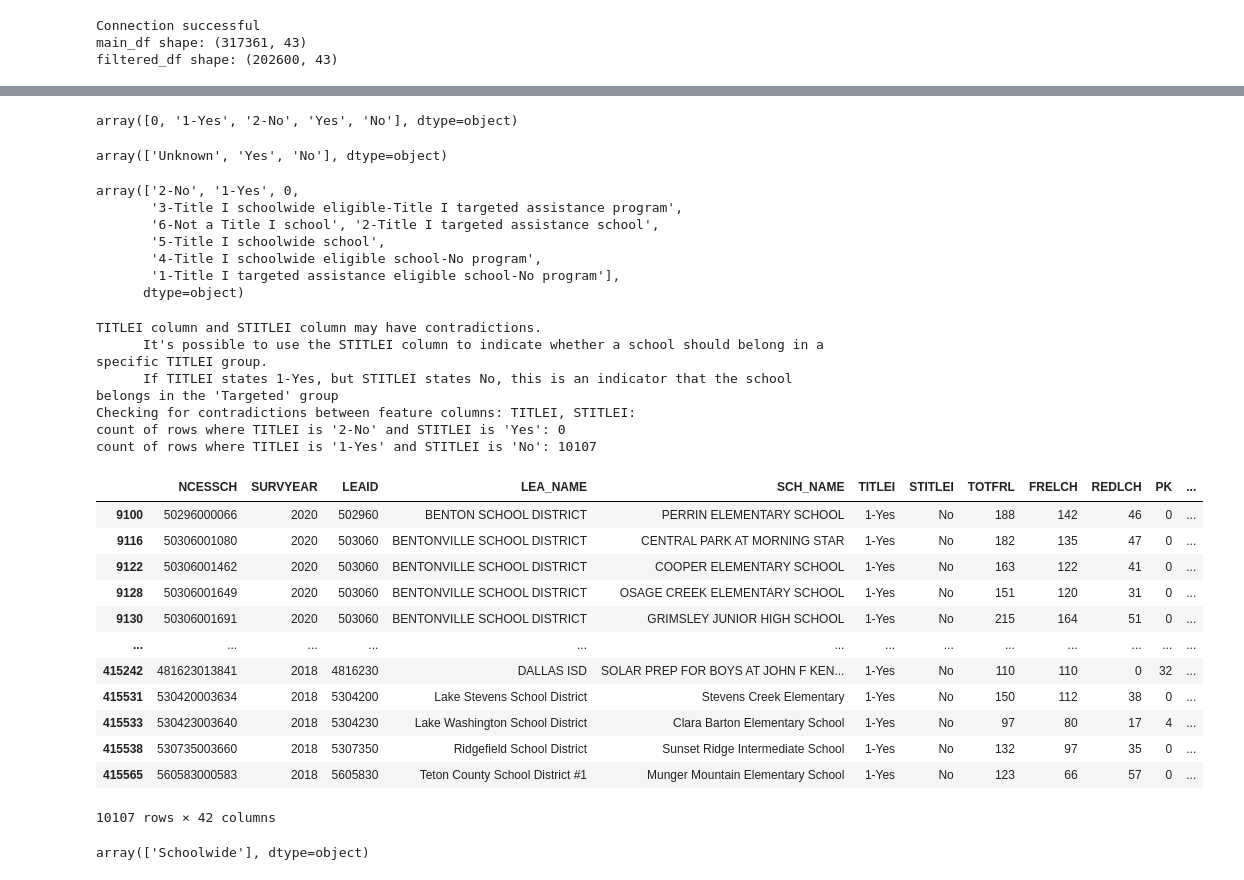
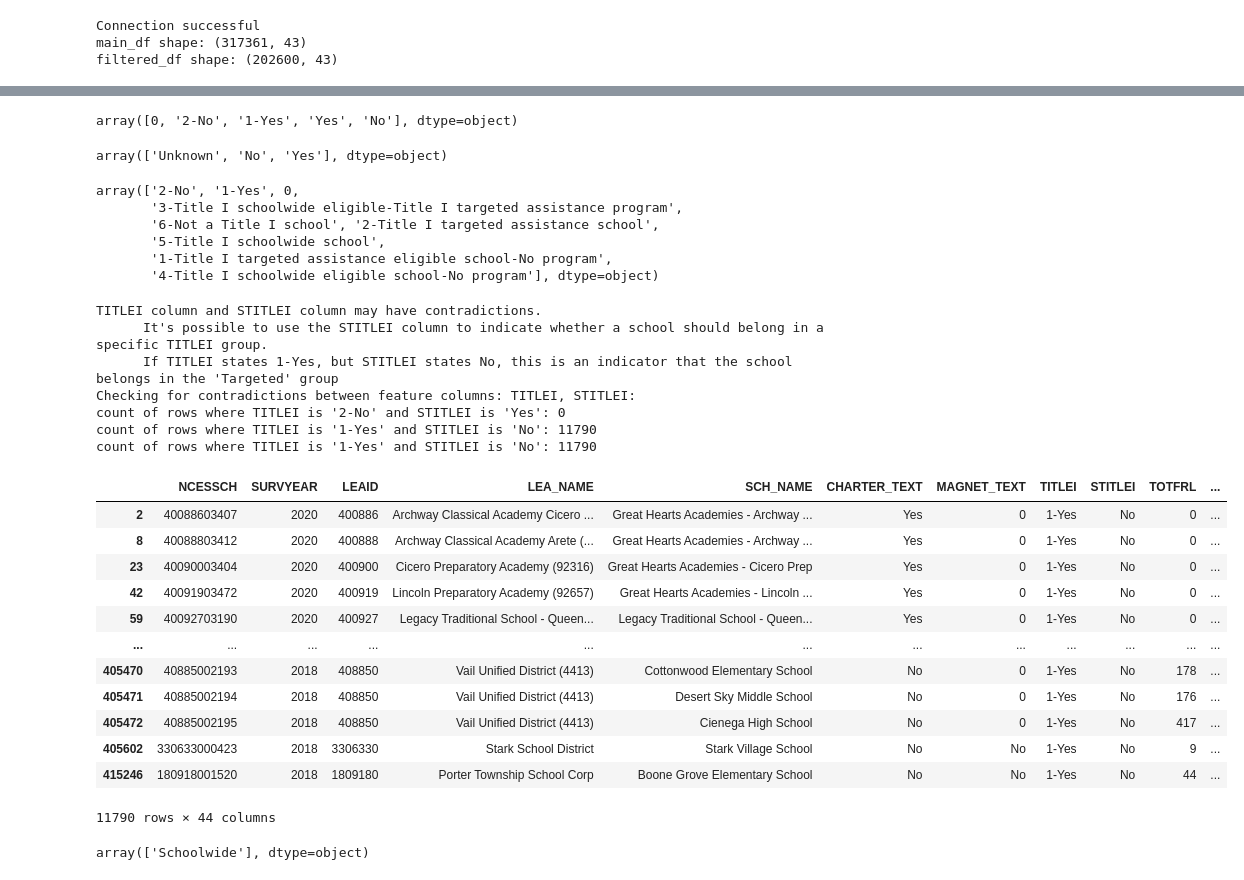
Before and after one commit to caparcom/Customer_Churn_Capstone, a Jupyter notebook: src/clean_data.ipynb, the cells around one changed output, grey strips where cells are left out. Cells and saved outputs as stored; diff of their text form; code cells hidden in the pictures.

```diff
--- a/src/clean_data.ipynb
+++ b/src/clean_data.ipynb
@@ -218,8 +155,0 @@ main_df[main_df['NCESSCH'] == '40088603407']
-# %%
-# Checking records against all five years
-counts = main_df["NCESSCH"].value_counts()
-keep_ids = counts[counts == 5].index
-filtered_df = main_df[main_df["NCESSCH"].isin(keep_ids)].copy()
-print(counts)
-print(f"main_df shape: {main_df.shape}")
-print(f"filtered_df shape: {filtered_df.shape}")
@@ -278,6 +155,0 @@ Name: count, Length: 61791, dtype: Int64
-# %%
-# ensure all records contain at minimum 5 years
-counts = main_df["NCESSCH"].value_counts()
-keep_ids = counts[counts == 5].index
-filtered_df = main_df[main_df["NCESSCH"].isin(keep_ids)].copy()
-filtered_df.shape
@@ -391,4 +245,4 @@ def group_titlei(col_TITLEI):
     else:
         return "Error"
 # %%
-main_df['TITLEI_GROUPED'] = main_df['TITLEI'].apply(group_titlei)
+filtered_df['TITLEI_GROUPED'] = filtered_df['TITLEI'].apply(group_titlei)
@@ -436,9 +281,9 @@ main_df[main_df['STITLEI'] != 0]
 # %%
 # "STITLEI" is used to indicate whether the school is eligible for school wide funding assistance through title i.. need to find a way
 # to utlizize this feature information alongside the "TITLEI" feature as well.
-main_df['STITLEI'].unique()
+filtered_df['STITLEI'].unique()
 # %% [output]
-array([0, '1-Yes', '2-No', 'Yes', 'No'], dtype=object)
+array([0, '2-No', '1-Yes', 'Yes', 'No'], dtype=object)
 # %%
 # First let's standardize the "STITLEI" column
 STITLEI_yes = ['1-Yes', 'Yes']
@@ -455,53 +300,53 @@ def standardize_STITLEI(col_STITLEI):
     else:
         return 'Error'
 # %%
-main_df['STITLEI'] = main_df['STITLEI'].apply(standardize_STITLEI)
+filtered_df['STITLEI'] = filtered_df['STITLEI'].apply(standardize_STITLEI)
 # %%
-main_df['STITLEI'].unique()
+filtered_df['STITLEI'].unique()
 # %% [output]
-array(['Unknown', 'Yes', 'No'], dtype=object)
+array(['Unknown', 'No', 'Yes'], dtype=object)
 # %%
 # Now we need to see if these two columns have any contradictions
-main_df['TITLEI'].unique()
+filtered_df['TITLEI'].unique()
 # %% [output]
 array(['2-No', '1-Yes', 0,
        '3-Title I schoolwide eligible-Title I targeted assistance program',
        '6-Not a Title I school', '2-Title I targeted assistance school',
        '5-Title I schoolwide school',
-       '4-Title I schoolwide eligible school-No program',
-       '1-Title I targeted assistance eligible school-No program'],
-      dtype=object)
+       '1-Title I targeted assistance eligible school-No program',
+       '4-Title I schoolwide eligible school-No program'], dtype=object)
 # %%
 print("""TITLEI column and STITLEI column may have contradictions.
       It's possible to use the STITLEI column to indicate whether a school should belong in a specific TITLEI group.
       If TITLEI states 1-Yes, but STITLEI states No, this is an indicator that the school belongs in the 'Targeted' group""")
 print("Checking for contradictions between feature columns: TITLEI, STITLEI:")
-print(f"count of rows where TITLEI is '2-No' and STITLEI is 'Yes': {main_df[(main_df['TITLEI'] == '2-No') & (main_df['STITLEI'] == 'Yes')].shape[0]}")
-print(f"count of rows where TITLEI is '1-Yes' and STITLEI is 'No': {main_df[(main_df['TITLEI'] == '1-Yes') & (main_df['STITLEI'] == 'No')].shape[0]}")
-print(f"count of rows where TITLEI is '1-Yes' and STITLEI is 'No': {main_df[(main_df['TITLEI'] == '1-Yes') & (main_df['STITLEI'] == 'No')].shape[0]}")
+print(f"count of rows where TITLEI is '2-No' and STITLEI is 'Yes': {filtered_df[(filtered_df['TITLEI'] == '2-No') & (filtered_df['STITLEI'] == 'Yes')].shape[0]}")
+print(f"count of rows where TITLEI is '1-Yes' and STITLEI is 'No': {filtered_df[(filtered_df['TITLEI'] == '1-Yes') & (filtered_df['STITLEI'] == 'No')].shape[0]}")
+print(f"count of rows where TITLEI is '1-Yes' and STITLEI is 'No': {filtered_df[(filtered_df['TITLEI'] == '1-Yes') & (filtered_df['STITLEI'] == 'No')].shape[0]}")
 # %% [output]
 TITLEI column and STITLEI column may have contradictions.
       It's possible to use the STITLEI column to indicate whether a school should belong in a specific TITLEI group.
       If TITLEI states 1-Yes, but STITLEI states No, this is an indicator that the school belongs in the 'Targeted' group
 Checking for contradictions between feature columns: TITLEI, STITLEI:
 count of rows where TITLEI is '2-No' and STITLEI is 'Yes': 0
-count of rows where TITLEI is '1-Yes' and STITLEI is 'No': 10107
+count of rows where TITLEI is '1-Yes' and STITLEI is 'No': 11790
+count of rows where TITLEI is '1-Yes' and STITLEI is 'No': 11790
 # %%
 # What Public School characteristics point towards a "high strained system" ie high student teacher ratio?
 # %%
-main_df[(main_df['TITLEI'] == '1-Yes') & (main_df['STITLEI'] == 'No')]
+filtered_df[(filtered_df['TITLEI'] == '1-Yes') & (filtered_df['STITLEI'] == 'No')]
 # %% [output]
-|  | NCESSCH | SURVYEAR | LEAID | LEA_NAME | SCH_NAME | TITLEI | STITLEI | TOTFRL | FRELCH | REDLCH | PK | ... |
-| 9100 | 50296000066 | 2020 | 502960 | BENTON SCHOOL DISTRICT | PERRIN ELEMENTARY SCHOOL | 1-Yes | No | 188 | 142 | 46 | 0 | ... |
-| 9116 | 50306001080 | 2020 | 503060 | BENTONVILLE SCHOOL DISTRICT | CENTRAL PARK AT MORNING STAR | 1-Yes | No | 182 | 135 | 47 | 0 | ... |
-| 9122 | 50306001462 | 2020 | 503060 | BENTONVILLE SCHOOL DISTRICT | COOPER ELEMENTARY SCHOOL | 1-Yes | No | 163 | 122 | 41 | 0 | ... |
-| 9128 | 50306001649 | 2020 | 503060 | BENTONVILLE SCHOOL DISTRICT | OSAGE CREEK ELEMENTARY SCHOOL | 1-Yes | No | 151 | 120 | 31 | 0 | ... |
-| 9130 | 50306001691 | 2020 | 503060 | BENTONVILLE SCHOOL DISTRICT | GRIMSLEY JUNIOR HIGH SCHOOL | 1-Yes | No | 215 | 164 | 51 | 0 | ... |
-| ... | ... | ... | ... | ... | ... | ... | ... | ... | ... | ... | ... | ... |
-| 415242 | 481623013841 | 2018 | 4816230 | DALLAS ISD | SOLAR PREP FOR BOYS AT JOHN F KEN... | 1-Yes | No | 110 | 110 | 0 | 32 | ... |
-| 415531 | 530420003634 | 2018 | 5304200 | Lake Stevens School District | Stevens Creek Elementary | 1-Yes | No | 150 | 112 | 38 | 0 | ... |
-| 415533 | 530423003640 | 2018 | 5304230 | Lake Washington School District | Clara Barton Elementary School | 1-Yes | No | 97 | 80 | 17 | 4 | ... |
-| 415538 | 530735003660 | 2018 | 5307350 | Ridgefield School District | Sunset Ridge Intermediate School | 1-Yes | No | 132 | 97 | 35 | 0 | ... |
-| 415565 | 560583000583 | 2018 | 5605830 | Teton County School District #1 | Munger Mountain Elementary School | 1-Yes | No | 123 | 66 | 57 | 0 | ... |
+|  | NCESSCH | SURVYEAR | LEAID | LEA_NAME | SCH_NAME | CHARTER_TEXT | MAGNET_TEXT | TITLEI | STITLEI | TOTFRL | ... |
+| 2 | 40088603407 | 2020 | 400886 | Archway Classical Academy Cicero ... | Great Hearts Academies - Archway ... | Yes | 0 | 1-Yes | No | 0 | ... |
+| 8 | 40088803412 | 2020 | 400888 | Archway Classical Academy Arete (... | Great Hearts Academies - Archway ... | Yes | 0 | 1-Yes | No | 0 | ... |
+| 23 | 40090003404 | 2020 | 400900 | Cicero Preparatory Academy (92316) | Great Hearts Academies - Cicero Prep | Yes | 0 | 1-Yes | No | 0 | ... |
+| 42 | 40091903472 | 2020 | 400919 | Lincoln Preparatory Academy (92657) | Great Hearts Academies - Lincoln ... | Yes | 0 | 1-Yes | No | 0 | ... |
+| 59 | 40092703190 | 2020 | 400927 | Legacy Traditional School - Queen... | Legacy Traditional School - Queen... | Yes | 0 | 1-Yes | No | 0 | ... |
+| ... | ... | ... | ... | ... | ... | ... | ... | ... | ... | ... | ... |
+| 405470 | 40885002193 | 2018 | 408850 | Vail Unified District (4413) | Cottonwood Elementary School | No | 0 | 1-Yes | No | 178 | ... |
+| 405471 | 40885002194 | 2018 | 408850 | Vail Unified District (4413) | Desert Sky Middle School | No | 0 | 1-Yes | No | 176 | ... |
+| 405472 | 40885002195 | 2018 | 408850 | Vail Unified District (4413) | Cienega High School | No | 0 | 1-Yes | No | 417 | ... |
+| 405602 | 330633000423 | 2018 | 3306330 | Stark School District | Stark Village School | No | No | 1-Yes | No | 9 | ... |
+| 415246 | 180918001520 | 2018 | 1809180 | Porter Township School Corp | Boone Grove Elementary School | No | No | 1-Yes | No | 44 | ... |
-10107 rows × 42 columns
+11790 rows × 44 columns
 # %%
```
Also changed, not shown: parts of 36 cells of this notebook.
